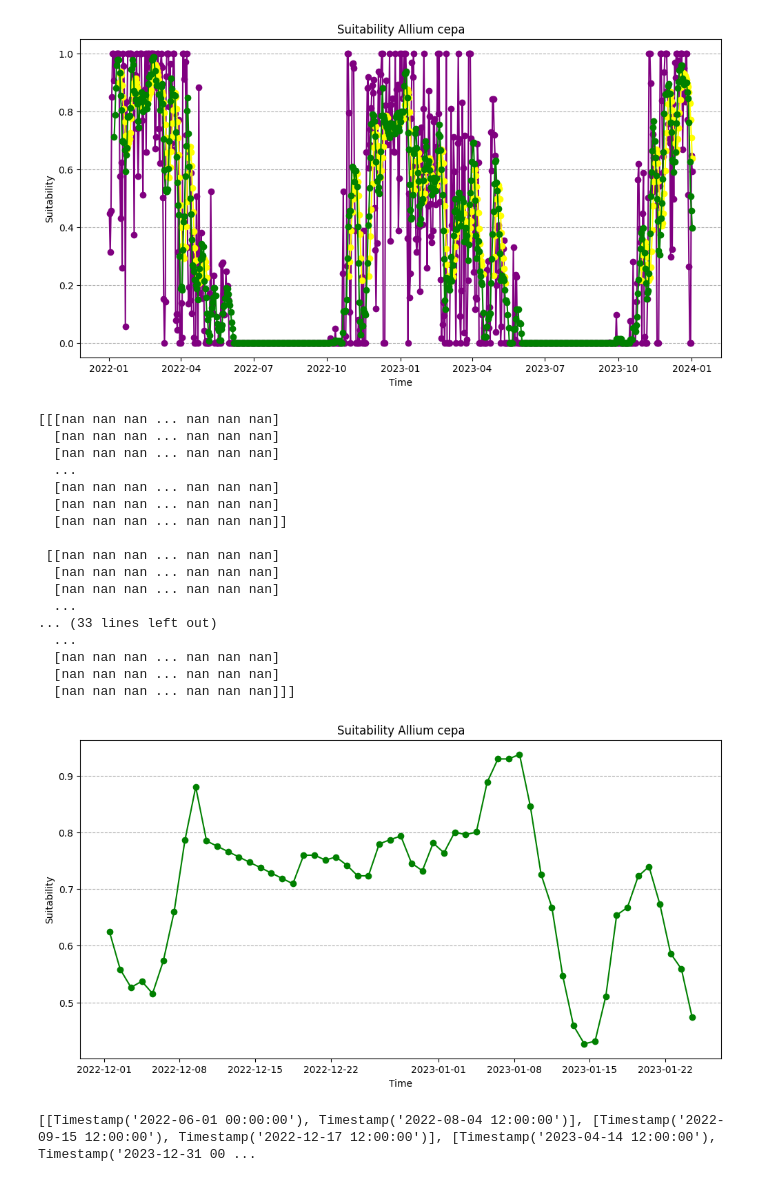
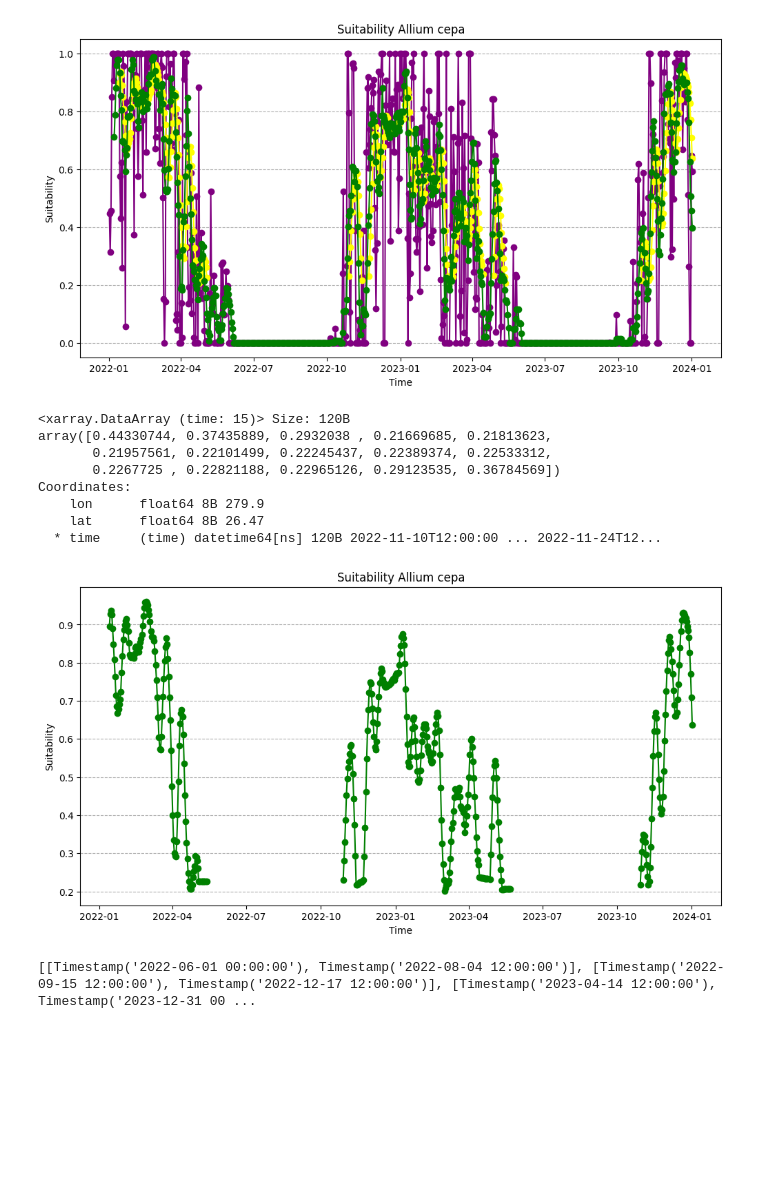
Before and after one commit to stereowrench/crop-models, a Jupyter notebook: Crop Simulations.ipynb, the cells around one changed output. Drawn from its saved outputs; the diff is of its cells as text; code cells hidden in the pictures; blank space fills up the shorter version.

```diff
--- a/Crop Simulations.ipynb
+++ b/Crop Simulations.ipynb
@@ -330,4 +312,4 @@ Coordinates:
 # %%
-view_window = 105
-print(optimal_planting_ranges[view_window])
+view_window = 85
+print(optimal_planting_ranges)
 # %% [output]
@@ -416,55 +399,52 @@ plt.show()
 # %%
 n_repeats = 2
 
 # time_span = daily_suitability.time[-1] - daily_suitability.time[0]
 # new_times = [daily_suitability.time + i * time_span for i in range(n_repeats)]
 # new_times = xr.concat(new_times, dim="time")
 # Get the time span of the original data
 # time_span = daily_suitability.time[-1] - daily_suitability.time[0]
 
 # # Create a new time array by *subtracting* multiples of the time span from the original time coordinates
 # new_times = [daily_suitability.time - i * time_span for i in range(1, n_repeats + 1)][::-1] # Reverse the list
 # new_times = xr.concat(new_times, dim="time")
 
 # daily_suitability_extended = xr.DataArray(
 #     data=np.tile(daily_suitability.values, (n_repeats, 1, 1)),  # Tile the values along the time axis
 #     coords={"time": new_times, "lat": daily_suitability.lat, "lon": daily_suitability.lon},  # Use new time coordinates
 #     dims=["time", "lat", "lon"],
 # )
 window_size = view_window
-suit = growing_season_suitability[window_size].where(growing_season_suitability[window_size]["time"] > pd.Timestamp("2022-12-01")).where(growing_season_suitability[window_size]["time"] < pd.Timestamp("2023-01-25"))
-print(suit.to_numpy())
+suitability = growing_season_suitability[window_size].isel(lat=lat,lon=lon)
+# print(suitability.time)
+daily_suitability_smoothed = suitability.rolling(time=7,min_periods=7).mean().interpolate_na(dim="time")
+suitability = daily_suitability_smoothed.where(daily_suitability_smoothed > 0.2).interpolate_na(dim="time")
+suitability = daily_suitability_smoothed.where(daily_suitability_smoothed > 0.2).interpolate_na(dim="time", limit=10)
+suit = suitability.where(suitability["time"] > pd.Timestamp("2022-11-01")).where(suitability["time"] < pd.Timestamp("2022-12-01"))
+suit = suitability
+# print(suit.to_numpy())
 plt.figure(figsize=(12, 6))
 # plt.plot(daily_suitability.isel(lat=lat,lon=lon).time.values, daily_suitability.isel(lat=lat,lon=lon), marker='o', linestyle='-', color='purple')
 # plt.plot(growing_season_suitability[105].isel(lat=lat,lon=lon).time.values, growing_season_suitability[105].isel(lat=lat,lon=lon), marker='o', linestyle='-', color='purple')
-plt.plot(suit.isel(lat=lat,lon=lon).time.values, suit.isel(lat=lat,lon=lon), marker='o', linestyle='-', color='green')
+plt.plot(suit.time.values, suit, marker='o', linestyle='-', color='green')
 # Add labels and title
 plt.title('Suitability ' + crop_name)
 plt.xlabel('Time')
 plt.ylabel('Suitability')  # Assuming tasmin is in Celsius; change if necessary
 plt.grid(axis='y', linestyle='--')
-
+print(suit.sel(time=slice('2022-11-10', '2022-11-24')))
 # Show the plot
 plt.show()
 # %% [output]
-[[[nan nan nan ... nan nan nan]
-  [nan nan nan ... nan nan nan]
-  [nan nan nan ... nan nan nan]
-  ...
-  [nan nan nan ... nan nan nan]
-  [nan nan nan ... nan nan nan]
-  [nan nan nan ... nan nan nan]]
-
- [[nan nan nan ... nan nan nan]
-  [nan nan nan ... nan nan nan]
-  [nan nan nan ... nan nan nan]
-  ...
-... (33 lines left out)
-  ...
-  [nan nan nan ... nan nan nan]
-  [nan nan nan ... nan nan nan]
-  [nan nan nan ... nan nan nan]]]
+<xarray.DataArray (time: 15)> Size: 120B
+array([0.44330744, 0.37435889, 0.2932038 , 0.21669685, 0.21813623,
+       0.21957561, 0.22101499, 0.22245437, 0.22389374, 0.22533312,
+       0.2267725 , 0.22821188, 0.22965126, 0.29123535, 0.36784569])
+Coordinates:
+    lon      float64 8B 279.9
+    lat      float64 8B 26.47
+  * time     (time) datetime64[ns] 120B 2022-11-10T12:00:00 ... 2022-11-24T12...
-[figure, old version]
+[figure, new version]
 # %%
 def find_gaps(date_ranges, start_date, end_date):
     """Finds gaps (periods with no suitable ranges) within a time period.
```
Also changed, not shown: parts of 3 cells of this notebook.
